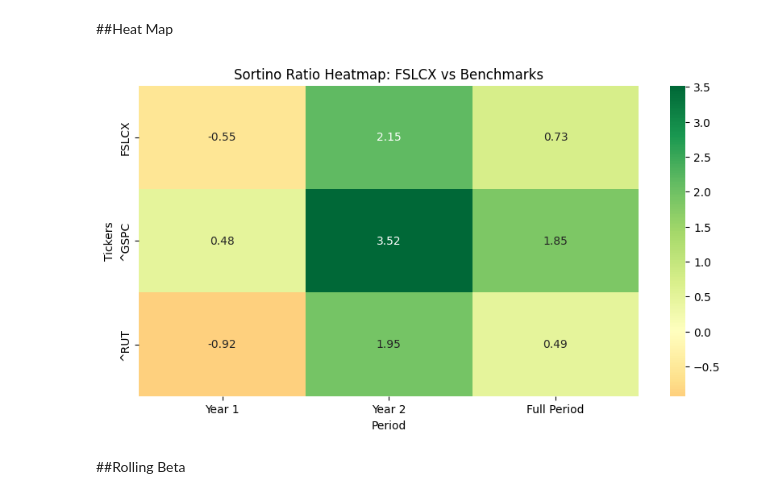
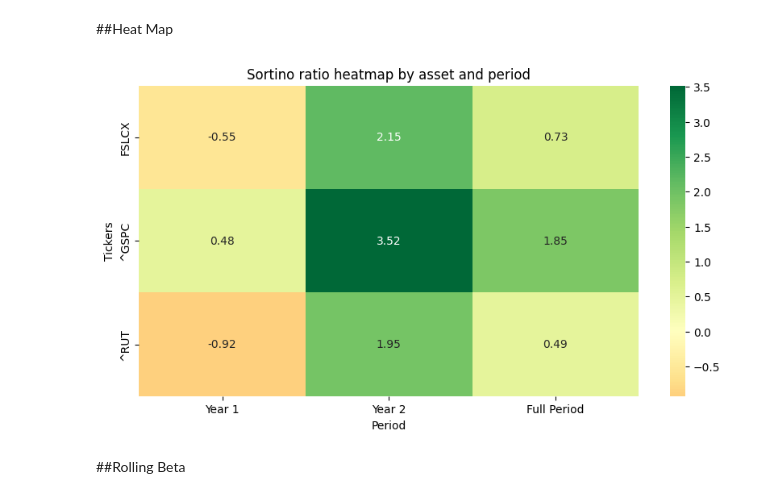
Before and after one commit to geeancarlocarnevali/FundEvaluation, a Jupyter notebook: Fund_Evaluation.ipynb, the cells around one changed output. Saved outputs shown, nothing was run; the diff lists cells and outputs as text; code cells hidden in the pictures.

```diff
--- a/Fund_Evaluation.ipynb
+++ b/Fund_Evaluation.ipynb
@@ -382,12 +413,12 @@ comparison_df = pd.DataFrame({
 # %%
 plt.figure(figsize=(10, 5))
 sns.heatmap(comparison_df, annot=True, cmap='RdYlGn', center=0, fmt=".2f")
-plt.title('Sortino Ratio Heatmap: FSLCX vs Benchmarks')
+plt.title('Sortino ratio heatmap by asset and period')
 plt.ylabel('Tickers')
 plt.xlabel('Period')
 plt.show()
 # %% [output]
-[figure, old version]
+[figure, new version]
 # %% [markdown]
 ##Rolling Beta
 # %%
```
Also changed, not shown: parts of 14 cells of this notebook.
